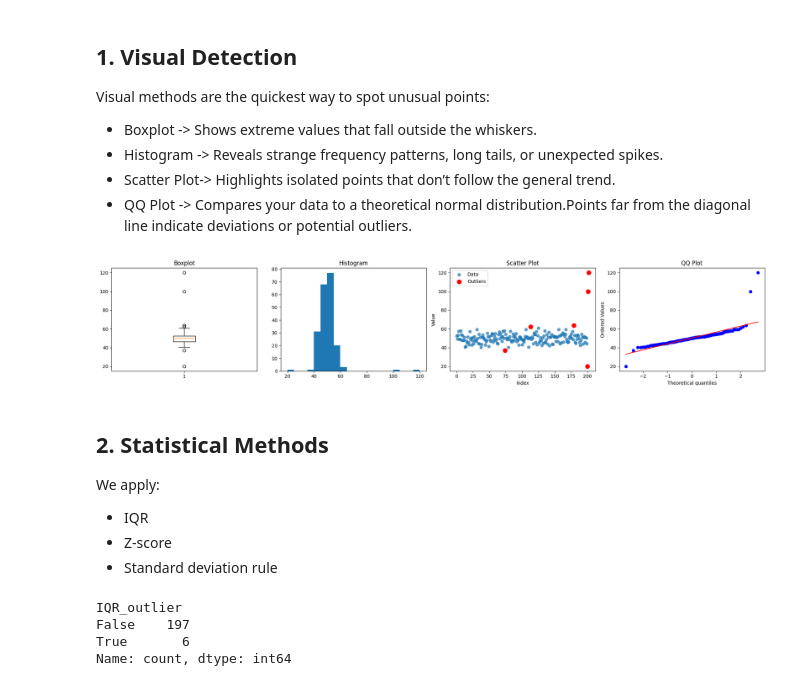
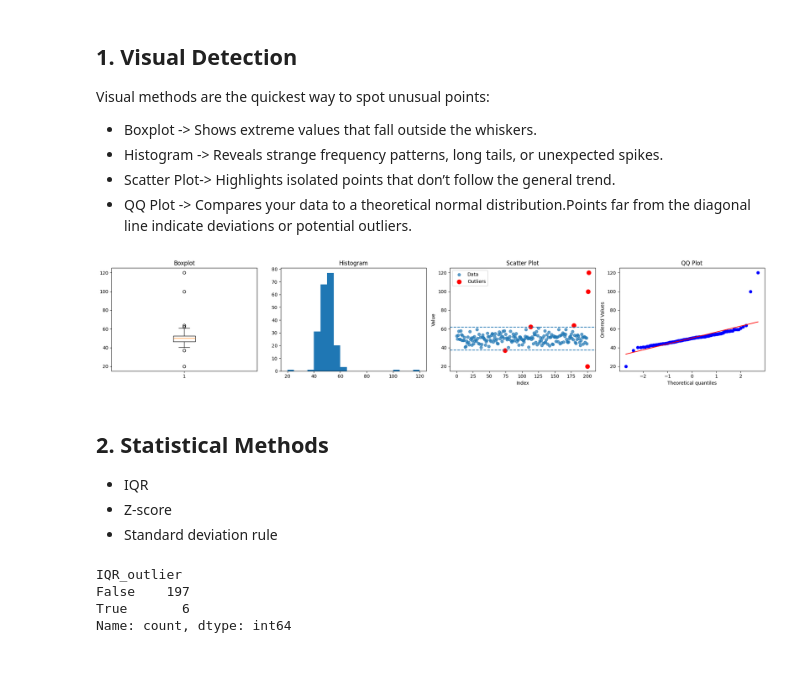
Before and after one commit to ankit-devwork/the-learning-curve-labs, a Jupyter notebook: outlier-treatment/outlier-treatments.ipynb, the cells around one changed output. Saved outputs shown, nothing was run; the diff lists cells and outputs as text; code cells hidden in the pictures.

Commit message:
Enhance graph.

```diff
--- a/outlier-treatment/outlier-treatments.ipynb
+++ b/outlier-treatment/outlier-treatments.ipynb
@@ -65,38 +63,38 @@ plt.figure(figsize=(20,4))
 
 # Boxplot
 plt.subplot(1,4,1)
 plt.boxplot(df["value"])
 plt.title("Boxplot")
 
 # Histogram
 plt.subplot(1,4,2)
 plt.hist(df["value"], bins=20)
 plt.title("Histogram")
 
 # Scatter Plot (highlighting IQR outliers)
 plt.subplot(1,4,3)
 plt.scatter(range(len(df)), df["value"], label="Data", alpha=0.7)
 plt.scatter(df[df["IQR_outlier"]].index,
             df[df["IQR_outlier"]]["value"],
             color="red", s=80, label="Outliers")
 plt.title("Scatter Plot")
 plt.xlabel("Index")
 plt.ylabel("Value")
+plt.axhline(upper, linestyle="--")
+plt.axhline(lower, linestyle="--")
 plt.legend()
 
 # QQ Plot
 plt.subplot(1,4,4)
 stats.probplot(df["value"], dist="norm", plot=plt)
 plt.title("QQ Plot")
 
 plt.tight_layout()
 plt.show()
 # %% [output]
-[figure, old version]
+[figure, new version]
 # %% [markdown]
 ## 2. Statistical Methods
-
-We apply:
 - IQR
 - Z-score
 - Standard deviation rule
```
Also changed, not shown: parts of 4 cells of this notebook.
